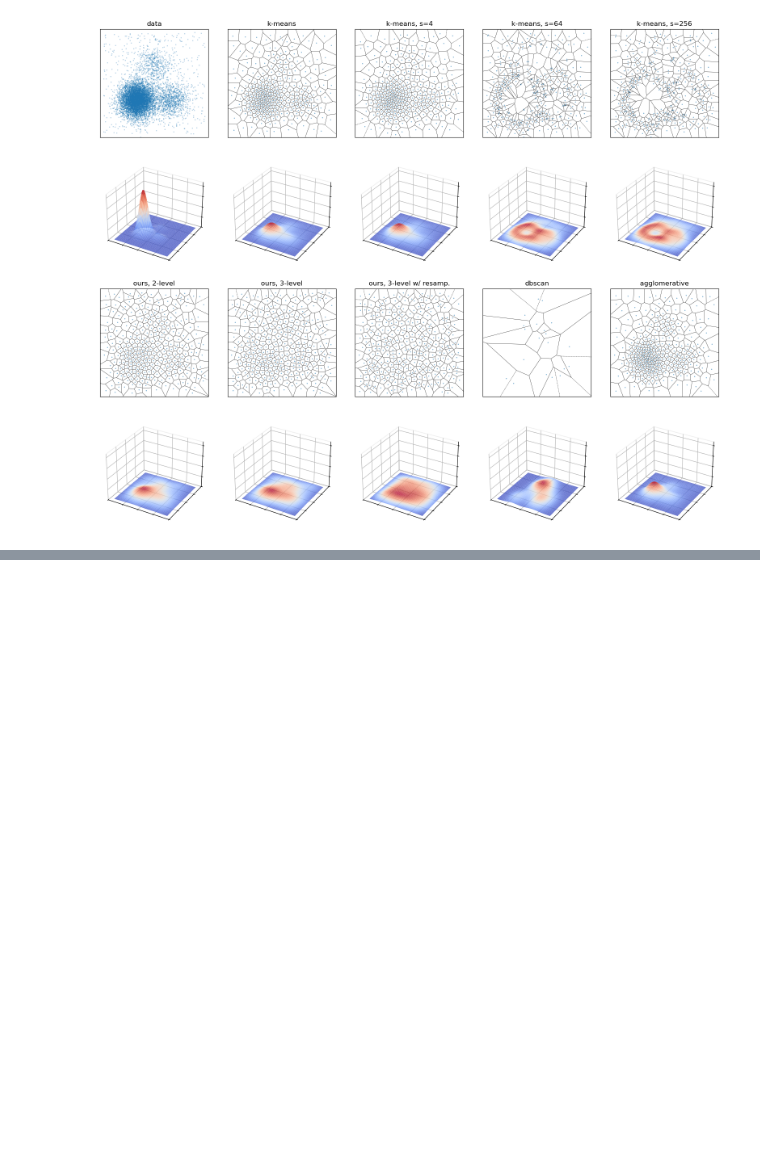
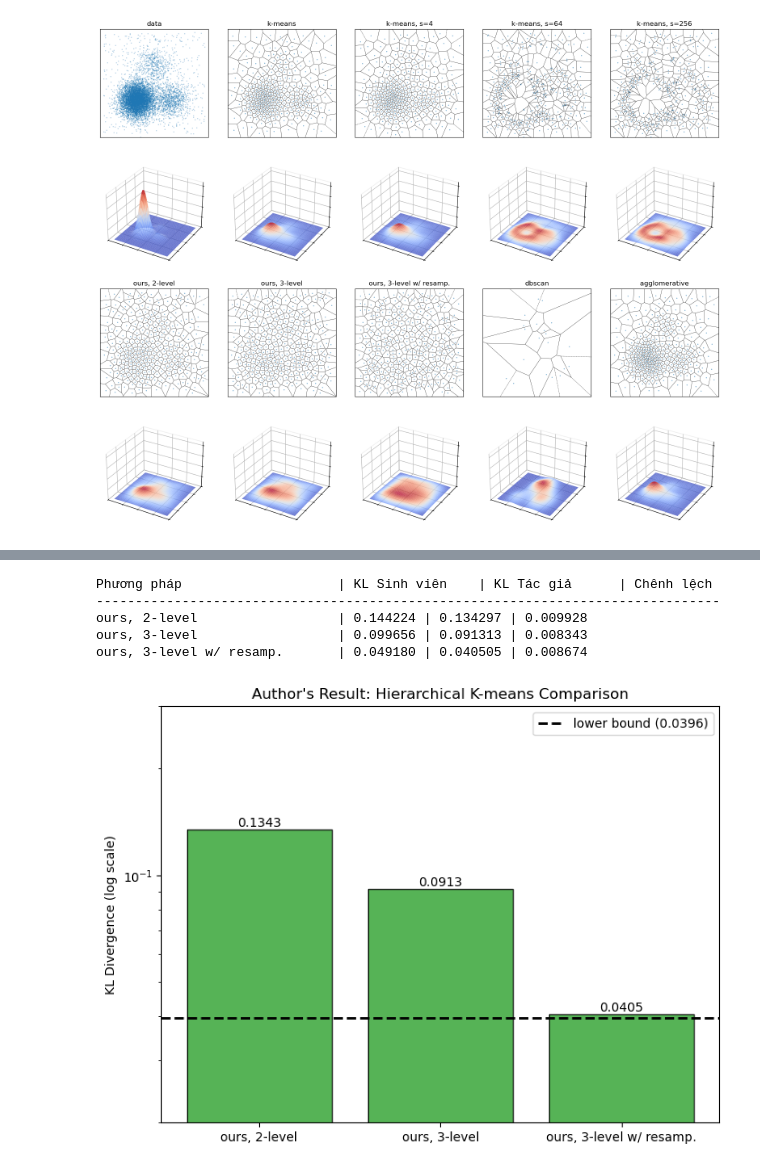
Before and after one commit to pqthinh232/Data-Mining-Lab-3-Clustering-and-its-applications, a Jupyter notebook: notebooks/01_main_experiments.ipynb, the cells around one changed output, grey strips where cells are left out. Drawn from its saved outputs; the diff is of its cells as text; code cells hidden in the pictures; blank space fills up the shorter version.

```diff
--- a/notebooks/01_main_experiments.ipynb
+++ b/notebooks/01_main_experiments.ipynb
@@ -198,0 +257,47 @@ plot_paper_style_fig3a(X, all_centroids)
+# %%
+# Tính KL cho kết quả của tác giả
+author_kl_results['ours, 2-level'] = calculate_kl_divergence(author_centroids['2level'], L=3, step=0.02, bandwidth=0.5)
+author_kl_results['ours, 3-level'] = calculate_kl_divergence(author_centroids['3level'], L=3, step=0.02, bandwidth=0.5)
+author_kl_results['ours, 3-level w/ resamp.'] = calculate_kl_divergence(author_centroids['3level_resamp'], L=3, step=0.02, bandwidth=0.5)
+
+# IN BẢNG SO SÁNH
+print(f"{'Phương pháp':<30} | {'KL Sinh viên':<15} | {'KL Tác giả':<15} | {'Chênh lệch'}")
+print("-" * 80)
+for name in ['ours, 2-level', 'ours, 3-level', 'ours, 3-level w/ resamp.']:
+    mine = kl_results[name]
+    theirs = author_kl_results[name]
+    diff = abs(mine - theirs)
+    print(f"{name:<30} | {mine:.6f} | {theirs:.6f} | {diff:.6f}")
+# %% [output]
+Phương pháp                    | KL Sinh viên    | KL Tác giả      | Chênh lệch
+--------------------------------------------------------------------------------
+ours, 2-level                  | 0.144224 | 0.134297 | 0.009928
+ours, 3-level                  | 0.099656 | 0.091313 | 0.008343
+ours, 3-level w/ resamp.       | 0.049180 | 0.040505 | 0.008674
+# %%
+import matplotlib.pyplot as plt
+
+# 1. Dữ liệu từ author_kl_results bạn vừa tính
+labels = ['ours, 2-level', 'ours, 3-level', 'ours, 3-level w/ resamp.']
+values = [author_kl_results[name] for name in labels]
+
+plt.figure(figsize=(8, 6))
+bars = plt.bar(labels, values, color='tab:green', alpha=0.8, edgecolor='black')
+
+# 2. Vẽ đường Lower Bound (đã tính ở cell trước)
+plt.axhline(y=lower_bound, color='black', linestyle='--', linewidth=2, label=f'lower bound ({lower_bound:.4f})')
+
+# 3. Định dạng
+plt.yscale('log')
+plt.ylim(0.02, 0.3) # Thu hẹp dải nhìn để thấy độ dốc rõ hơn
+plt.ylabel('KL Divergence (log scale)')
+plt.title('Author\'s Result: Hierarchical K-means Comparison')
+
+for bar in bars:
+    yval = bar.get_height()
+    plt.text(bar.get_x() + bar.get_width()/2, yval, f'{yval:.4f}', va='bottom', ha='center')
+
+plt.legend()
+plt.show()
+# %% [output]
+[figure, added]
```
Also changed, not shown: parts of 4 cells of this notebook.
